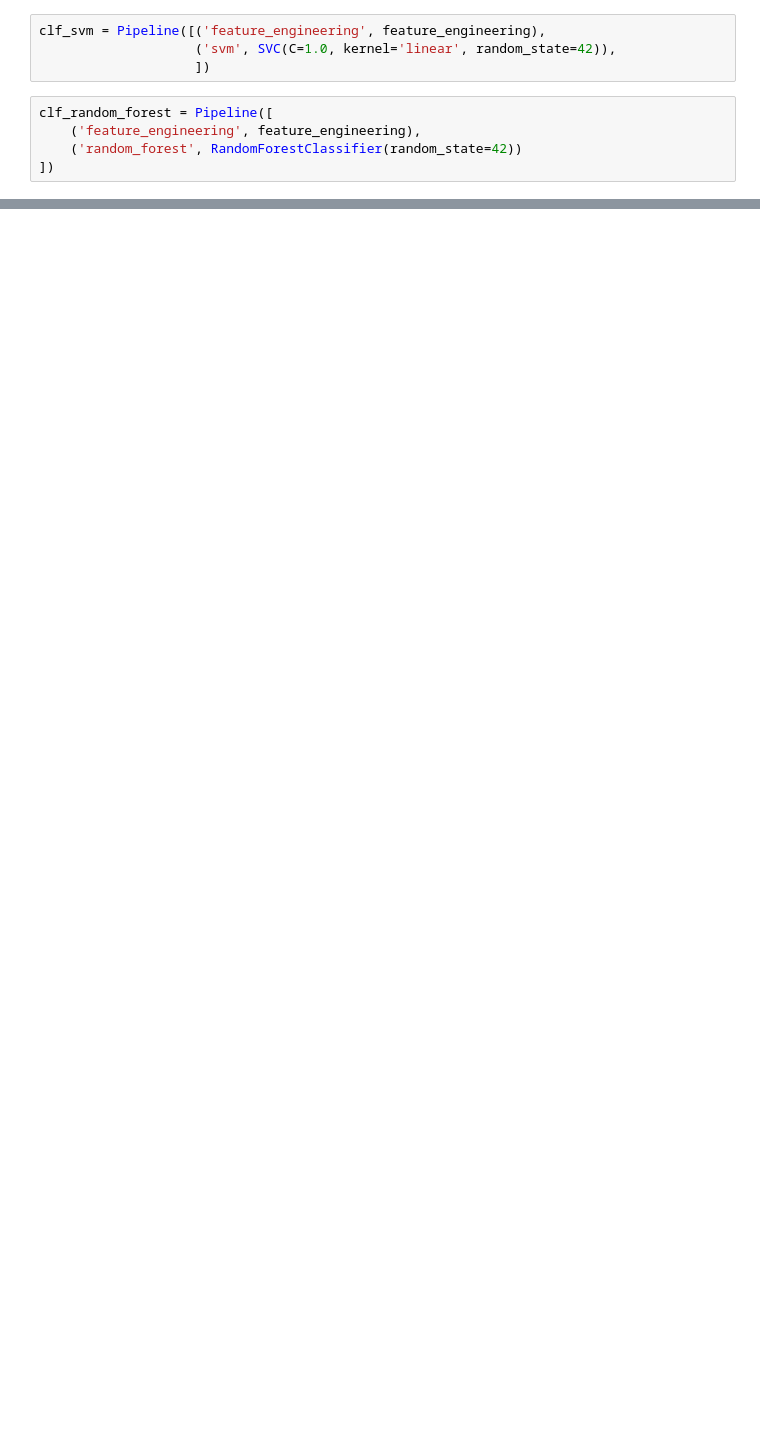
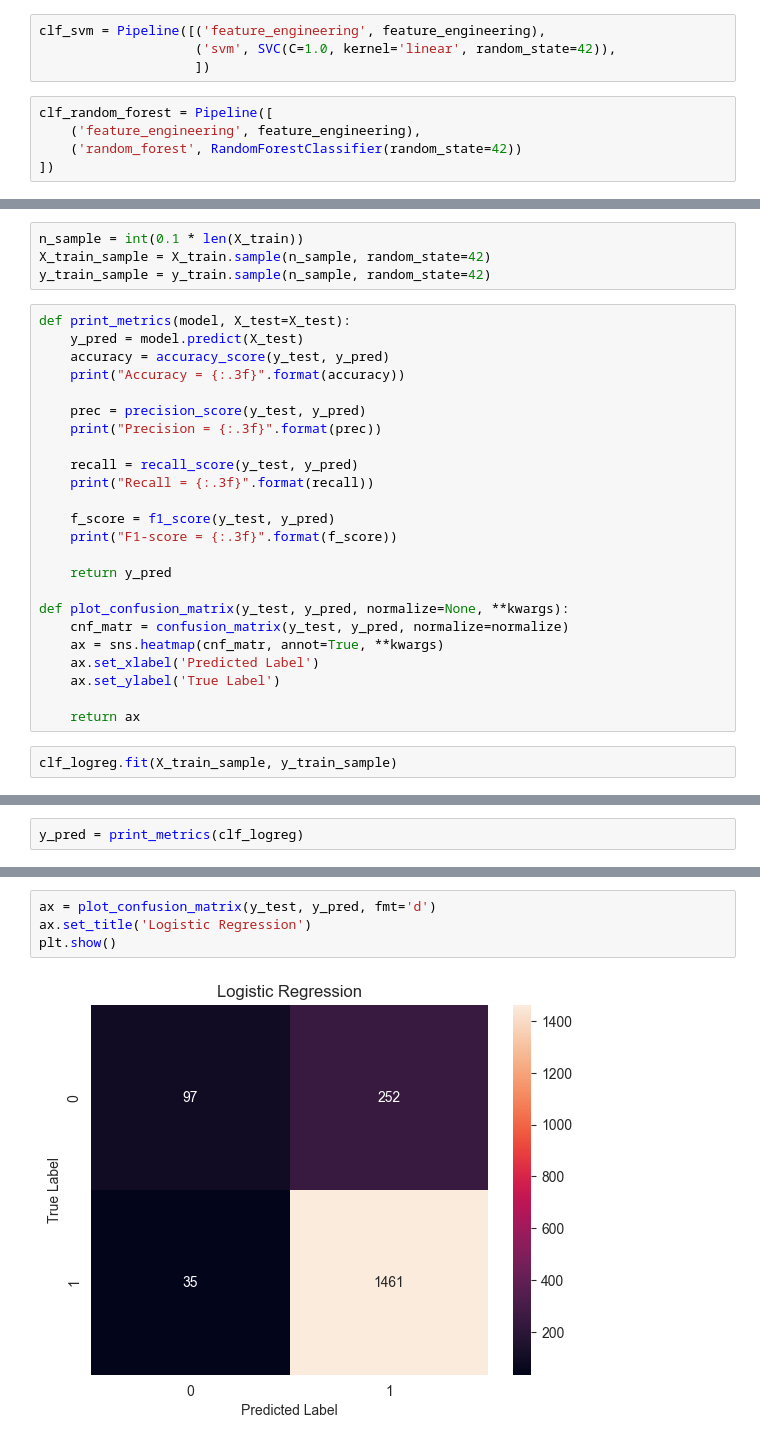
Before and after one commit to felix-r/dsnd-pipelines-project, a Jupyter notebook: starter/starter.ipynb, the cells around one changed output, grey strips where cells are left out. Drawn from its saved outputs; the diff is of its cells as text; blank space fills up the shorter version.

```diff
--- a/starter/starter.ipynb
+++ b/starter/starter.ipynb
@@ -435,0 +465,30 @@ clf_random_forest = Pipeline([
+# %%
+n_sample = int(0.1 * len(X_train))
+X_train_sample = X_train.sample(n_sample, random_state=42)
+y_train_sample = y_train.sample(n_sample, random_state=42)
+# %%
+def print_metrics(model, X_test=X_test):
+    y_pred = model.predict(X_test)
+    accuracy = accuracy_score(y_test, y_pred)
+    print("Accuracy = {:.3f}".format(accuracy))
+
+    prec = precision_score(y_test, y_pred)
+    print("Precision = {:.3f}".format(prec))
+
+    recall = recall_score(y_test, y_pred)
+    print("Recall = {:.3f}".format(recall))
+
+    f_score = f1_score(y_test, y_pred)
+    print("F1-score = {:.3f}".format(f_score))
+
+    return y_pred
+
+def plot_confusion_matrix(y_test, y_pred, normalize=None, **kwargs):
+    cnf_matr = confusion_matrix(y_test, y_pred, normalize=normalize)
+    ax = sns.heatmap(cnf_matr, annot=True, **kwargs)
+    ax.set_xlabel('Predicted Label')
+    ax.set_ylabel('True Label')
+
+    return ax
+# %%
+clf_logreg.fit(X_train_sample, y_train_sample)
@@ -435,0 +513,2 @@ clf_random_forest = Pipeline([
+# %%
+y_pred = print_metrics(clf_logreg)
@@ -435,0 +520,6 @@ clf_random_forest = Pipeline([
+# %%
+ax = plot_confusion_matrix(y_test, y_pred, fmt='d')
+ax.set_title('Logistic Regression')
+plt.show()
+# %% [output]
+[figure, added]
```
Also changed, not shown: parts of 43 cells of this notebook.
